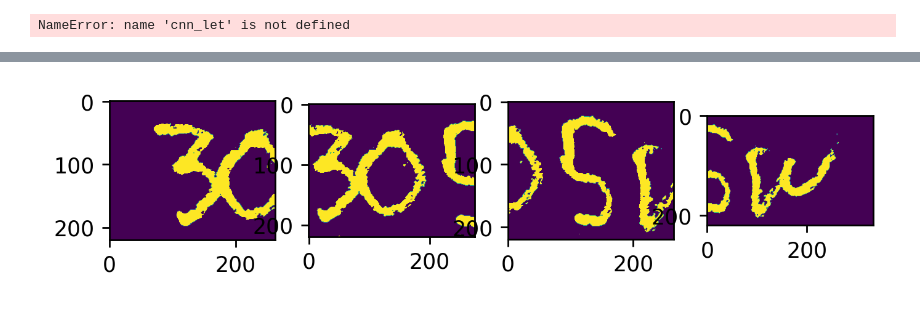
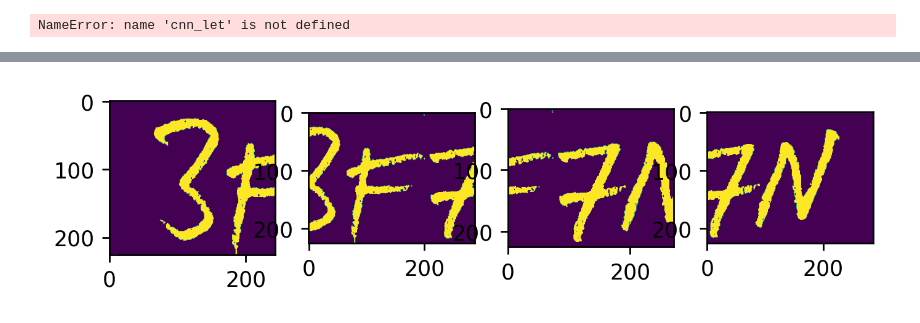
Before and after one commit to Jor-Lee/Guppies, a Jupyter notebook: Python_Files/ML_preprocessing.ipynb, the cells around one changed output, grey strips where cells are left out. Drawn from its saved outputs; the diff is of its cells as text; code cells hidden in the pictures.

```diff
--- a/Python_Files/ML_preprocessing.ipynb
+++ b/Python_Files/ML_preprocessing.ipynb
@@ -35,27 +35,3 @@ from helpers.identity_isolation import *
 os.environ["GOOGLE_APPLICATION_CREDENTIALS"] = r"../guppies-test-4c48569421d8.json"
 
 client = vision.ImageAnnotatorClient()
-# %%
-def ReturnFinalImage(image_in_bytes, client, padx=100, pady=60, verbose=False):
-    # Initial prediction (including title and date) and ID bounding box.
-    output_string, frame, character_boxes = GetImageAndParaBox(image_in_bytes, client, verbose=verbose)
-
-    # Returns the combined bounding box of the ID
-    identity_box = combine_boxes(character_boxes)
-
-    # Reduce the image to just the ID
-    reduced_frame = reduce_image(frame, identity_box, padx=padx, pady=pady)
-
-    # Mask and removes things surrounding the ID (white background, title and date etc,)
-    masked_image = mask_and_remove(reduced_frame, verbose=verbose)
-
-    # CLeans the image by clearing the border and removing small grains.
-    final_image = remove_deltas(masked_image, width=10, padx=padx, pady=pady, verbose=verbose)
-
-    return output_string, final_image
-# %%
-file = file_list[78]
-image_in_bytes = RetreiveImage(file)
-output_string, final_image = ReturnFinalImage(image_in_bytes, client)
-plt.imshow(final_image)
-print(output_string)
@@ -229,10 +252,11 @@ for i in range(10):
     try:
         output_string, im_ID = ReturnFinalImage(image_in_bytes, client=client, verbose=False)
         ax[i].imshow(im_ID)
+        ax[i].set_title(output_string)
         # ax[i//10, i%10].imshow(ID)
         # ax[i//10, i%10].set_title('Index: %i' %i)
     except:
         pass
 
-# plt.tight_layout()
+plt.tight_layout()
 # %% [output]
@@ -258,5 +283,5 @@ plt.imshow(ID)
 # %%
-num_components, labels, stats, centroids = cv2.connectedComponentsWithStats(np.uint8(ID))
+num_components, labels, stats, centroids = cv2.connectedComponentsWithStats(np.uint8(im_ID))
 # %%
 rel_components = np.where(stats[:,-1] >800)[0][1:]
 # %%
@@ -388,22 +418,22 @@ plt.imshow(im_ID)
 # %%
-file = new_jpg_files[50]
+file = new_jpg_files[6]
 image_in_bytes = RetreiveImage(file)
 
 output_string, frame, para_boxes = GetImageAndParaBox(image_in_bytes, client, verbose=False)
 
 # ordered_para_boxes
 
 fig,ax = plt.subplots(1,len(para_boxes),dpi=250)
 
 for i, para_box in enumerate(para_boxes):
     box = combine_boxes([para_box])
 
     %matplotlib inline
     ID = extract_ID_handwriting(frame, box, verbose=False)
 
     ax[i].imshow(ID)
 # %% [output]
-[figure, old version]
+[figure, new version]
 # %%
 for n, row in enumerate(ID):
         if np.array_equal(row, np.zeros(len(row))):
```
Also changed, not shown: parts of 13 cells of this notebook, 3 other files.
